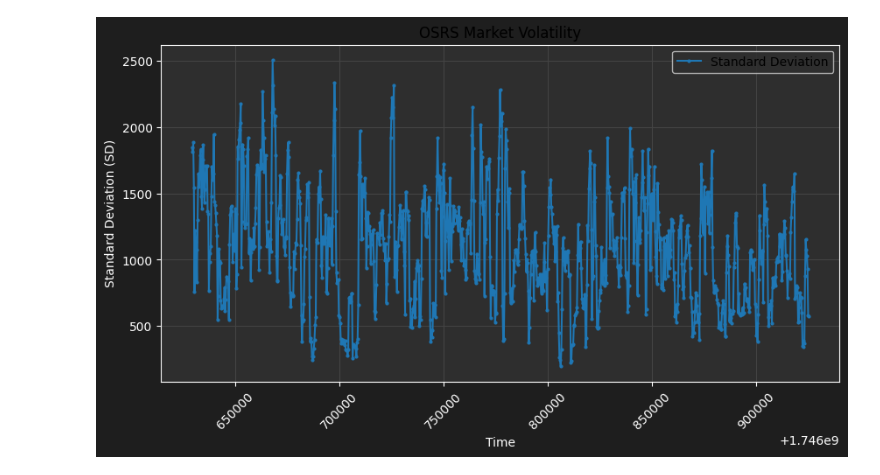
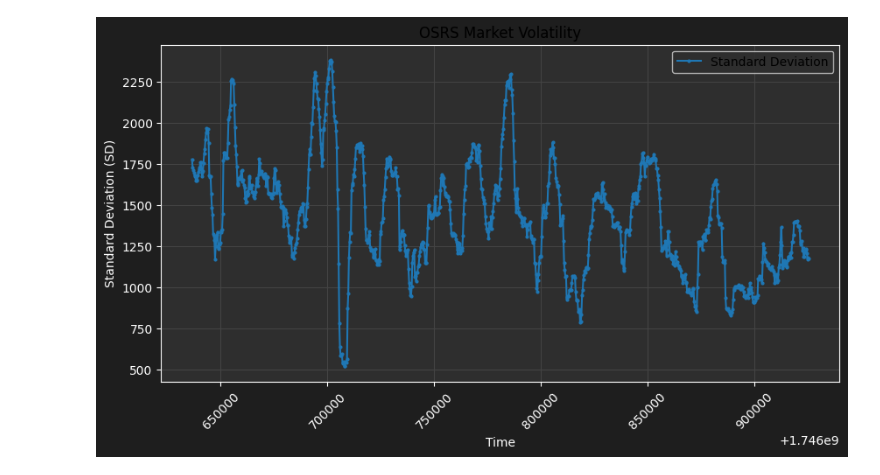
Before and after one commit to Developer-KI/RunescapeGET, a Jupyter notebook: scripts/Visual.ipynb, the cells around one changed output. Drawn from its saved outputs; the diff is of its cells as text; code cells hidden in the pictures.

```diff
--- a/scripts/Visual.ipynb
+++ b/scripts/Visual.ipynb
@@ -34,25 +34,26 @@ corr_price_items = price_matrix_items.corr()
 corr_vol_items = vol_matrix_items.corr()
 # %%
 #volatility
-volatilityitems = price_matrix_items.rolling(window=6).std()
+volativity_sensitivity = 30
+volatilityitems = price_matrix_items.rolling(window=volativity_sensitivity).std()
 volatilitymarket = volatilityitems.sum(axis=1)
 #Dividing by shape as count of row/column length
 volatilitymarket = volatilitymarket/corr_price_items.shape[1]
 # %%
 plt.figure(figsize=(10, 5))
-plt.plot(volatilitymarket.iloc[6:], marker="o", markersize='2', linestyle="-", label="Standard Deviation")
+plt.plot(volatilitymarket.iloc[volativity_sensitivity:], marker="o", markersize='2', linestyle="-", label="Standard Deviation")
 
 plt.xlabel("Time")
 plt.ylabel("Standard Deviation (SD)")
 plt.title("OSRS Market Volatility")
 plt.legend()
 plt.xticks(rotation=45)  # Rotate timestamps for clarity
 plt.grid()
 
 # Show the plot
 plt.show()
 # %% [output]
-[figure, old version]
+[figure, new version]
 # %%
 nature = API.fetch_historical(561)
 plt.figure(figsize=(10, 5))
```
Also changed, not shown: parts of 1 cell of this notebook.
